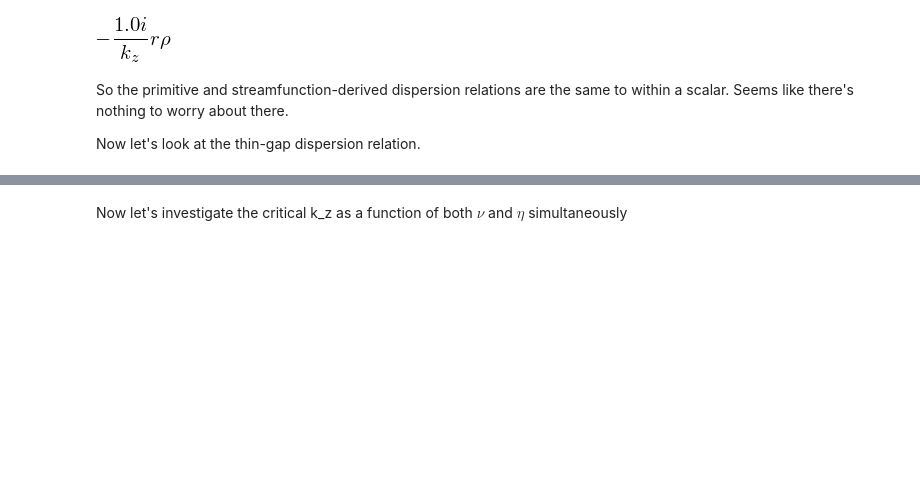
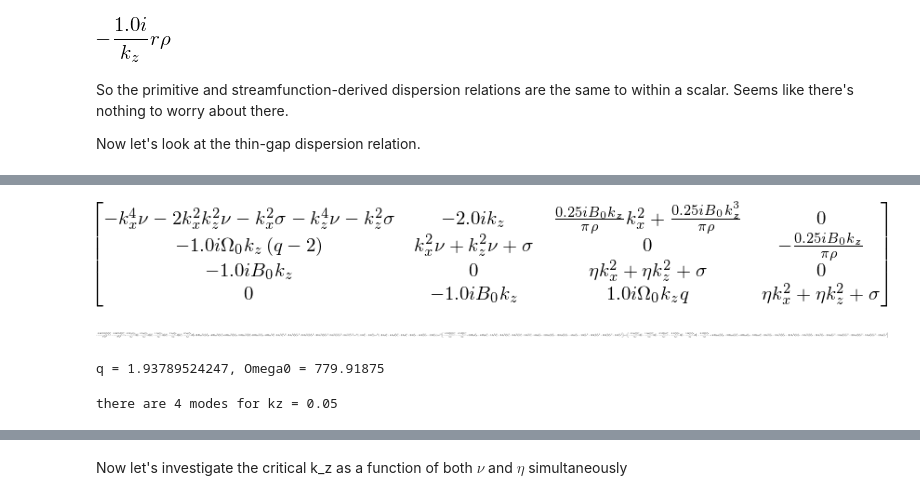
Before and after one commit to jsoishi/weakly_nonlinear_mri, a Jupyter notebook: python/widegap/Widegap dispersion relation.ipynb, the cells around one changed output, grey strips where cells are left out. Drawn from its saved outputs; the diff is of its cells as text; code cells hidden in the pictures; blank space fills up the shorter version.

Commit message:
added comparison to thin-gap dispersion relation

```diff
--- a/python/widegap/Widegap dispersion relation.ipynb
+++ b/python/widegap/Widegap dispersion relation.ipynb
@@ -400,0 +414,8 @@ Now let's look at the thin-gap dispersion relation.
+# %%
+L_thin = Matrix([[-sigma*kx**2 - kz**2*sigma - nu*kx**4 + -2*nu*kz**2*kx**2 - nu*kz**4, -2*1j*kz, B0*(1/(4*pi*rho))*1j*kz*kx**2 + B0*(1/(4*pi*rho))*kz**3*1j, 0],
+                 [-omega0*(q - 2)*1j*kz, sigma + nu*kx**2 + nu*kz**2, 0, -B0*(1/(4*pi*rho))*1j*kz],
+                 [-B0*1j*kz, 0, sigma + eta*kx**2 + eta*kz**2, 0],
+                 [0, -B0*1j*kz, omega0*q*1j*kz, sigma + eta*kx**2 + eta*kz**2]])
+L_thin
+# %% [output]
+[figure, added]
@@ -401 +424,5 @@ Now let's look at the thin-gap dispersion relation.
+# %%
+disp_thin.collect(sigma)
+# %% [output]
+[figure, added]
 # %%
@@ -402,0 +430,32 @@ func_thin = lambdify((kr, nu, eta, r, rho, pi, B0, c1, c2), disp_thin)
+# %%
+zeta_bar = 2*(r_out**2 * Omega_out - r_in**2 * Omega_in)/((r_out**2 - r_in**2)*np.sqrt(Omega_in*Omega_out))
+q_gj = 2 - zeta_bar
+Omega0_gj = c1gj + c2gj/10. #Omega = c1 + c2/r**2
+
+print("q = {}, Omega0 = {}".format(q_gj, Omega0_gj))
+
+goodmanjiparams_thingap = func_thin(0, nugj, etagj, rhogj, np.pi, B0gj, q_gj, Omega0_gj)
+# %% [output]
+q = 1.93789524247, Omega0 = 779.91875
+# %%
+goodmanjibykz_thingap = lambdify(kz, goodmanjiparams_thingap)
+
+vertical_wavenumbers = np.arange(0.05, 2, 0.05)
+out_thingap = np.zeros((len(vertical_wavenumbers), 4), np.complex) # four roots
+for i in range(len(vertical_wavenumbers)):
+    hh1 = solve(goodmanjibykz_thingap(vertical_wavenumbers[i]))
+    if i == 0:
+        print("there are {} modes for kz = {}".format(len(hh1), vertical_wavenumbers[i]))
+    out_thingap[i, 0] = hh1[0]
+    out_thingap[i, 1] = hh1[1]
+
+    # There sometimes appear to be only two modes. Degeneracy??
+    if len(hh1) > 2:
+        out_thingap[i, 2] = hh1[2]
+        out_thingap[i, 3] = hh1[3]
+    else:
+        print("only two modes!")
+        out_thingap[i, 2] = None
+        out_thingap[i, 3] = None
+# %% [output]
+there are 4 modes for kz = 0.05
```
Also changed, not shown: parts of 11 cells of this notebook, 1 other file.
